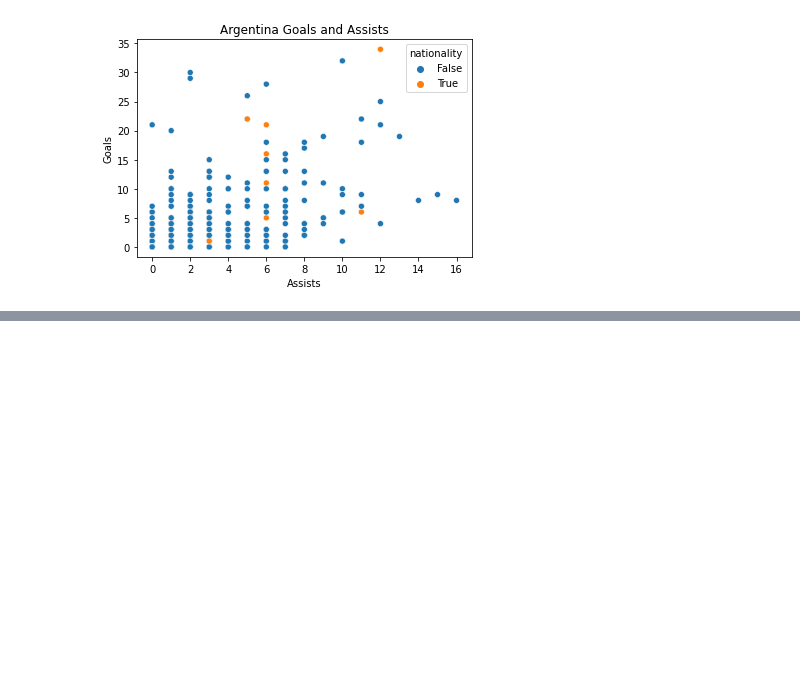
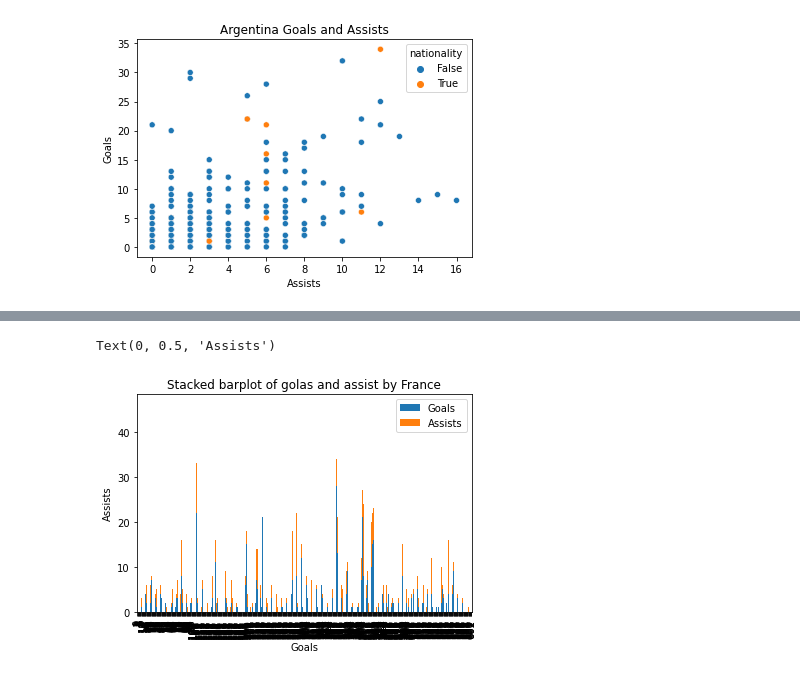
Before and after one commit to Nissun662/Data-Visual, a Jupyter notebook: Exam3.ipynb, the cells around one changed output, grey strips where cells are left out. Saved outputs shown, nothing was run; the diff lists cells and outputs as text; code cells hidden in the pictures; blank space fills up the shorter version.

```diff
--- a/Exam3.ipynb
+++ b/Exam3.ipynb
@@ -146,0 +173,7 @@ plt.show()
+# %%
+ax = df[['Goals', 'Assists']].plot(kind = 'bar', stacked = True , title = 'Stacked barplot of golas and assist by France')
+ax.set_xlabel('Goals')
+ax.set_ylabel('Assists')
+# %% [output]
+Text(0, 0.5, 'Assists')
+[figure, added]
```
Also changed, not shown: parts of 3 cells of this notebook.
